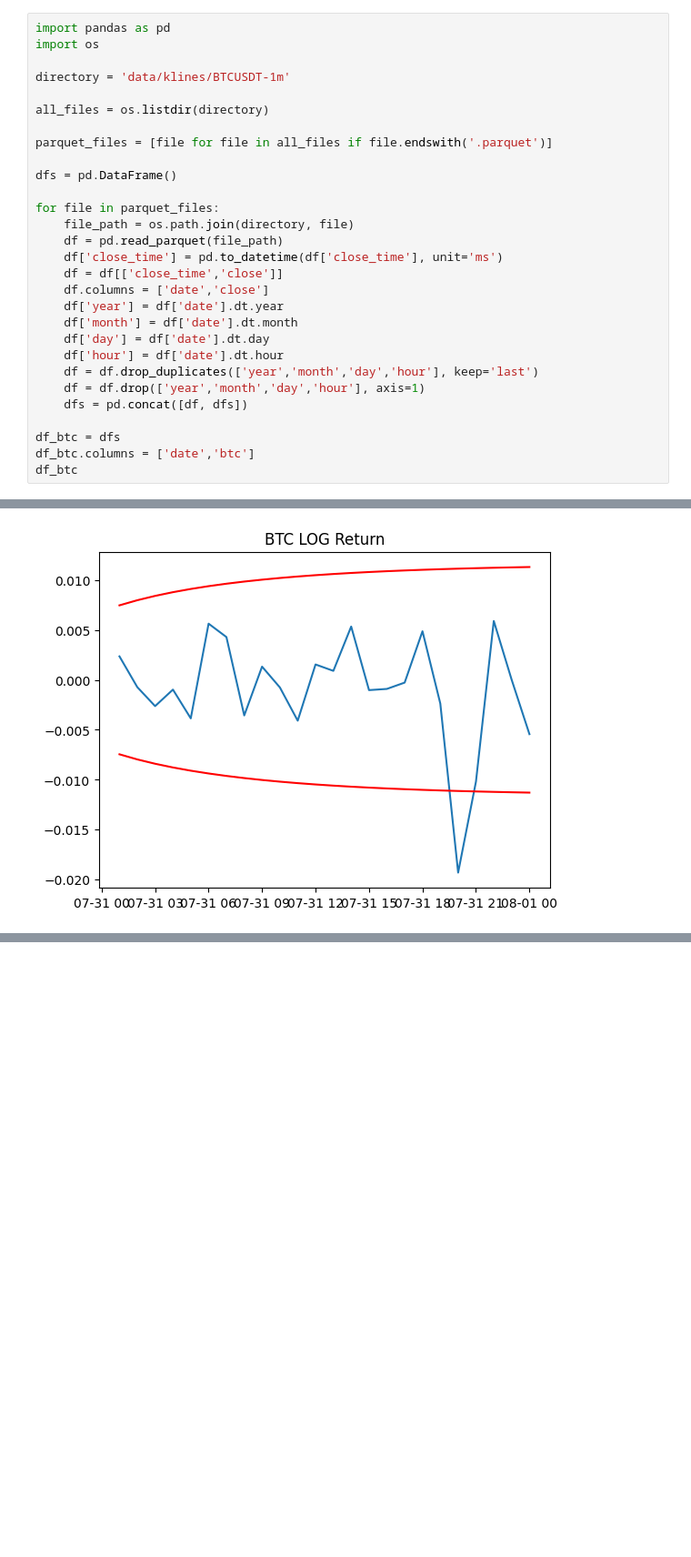
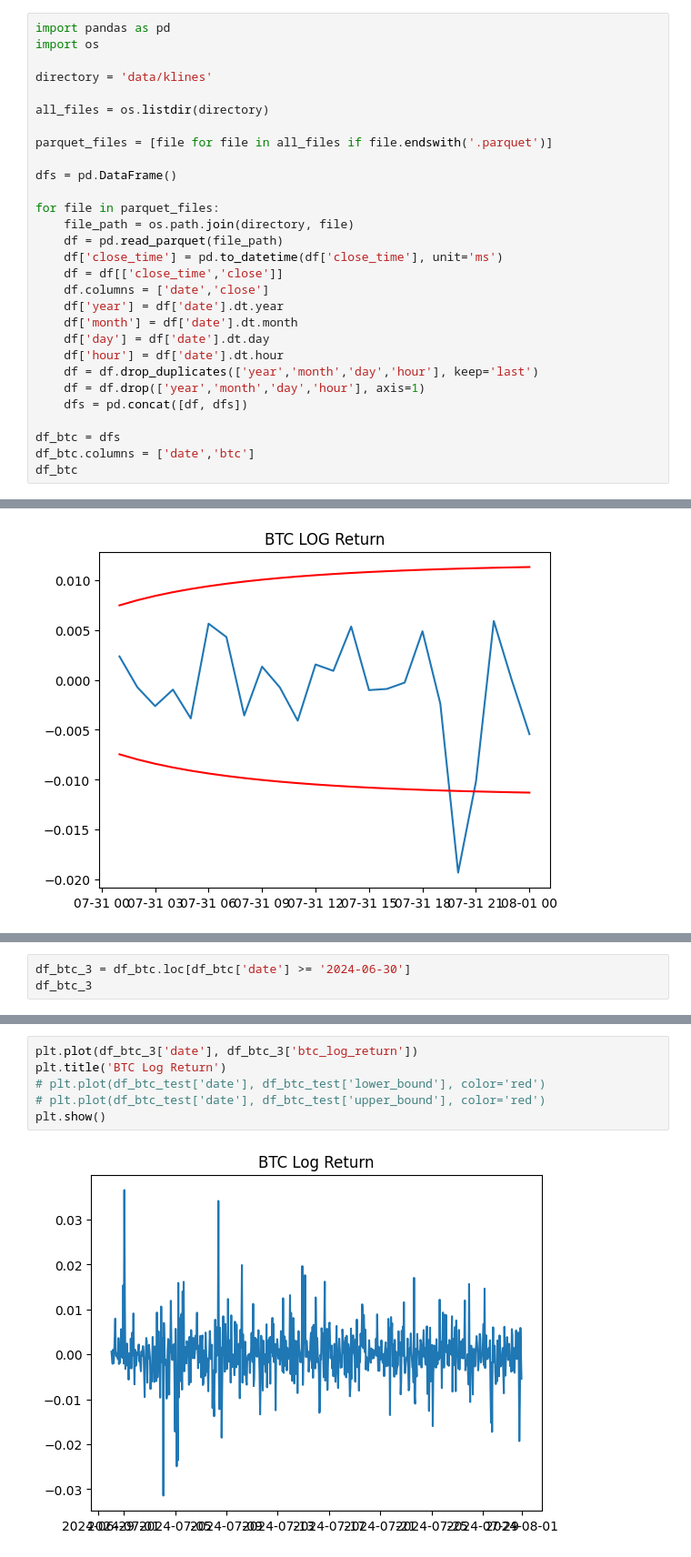
Before and after one commit to outfox330/ML_Models_on_Time_Series, a Jupyter notebook: BTC_FORECAST.ipynb, the cells around one changed output, grey strips where cells are left out. Shown at 91% size. Saved outputs shown, nothing was run; the diff lists cells and outputs as text; blank space fills up the shorter version.

```diff
--- a/BTC_FORECAST.ipynb
+++ b/BTC_FORECAST.ipynb
@@ -1490,7 +1490,7 @@ import scipy.stats as stats
 import pandas as pd
 import os
 
-directory = 'data/klines/BTCUSDT-1m'
+directory = 'data/klines'
 
 all_files = os.listdir(directory)
 
@@ -1907,0 +1926,3 @@ plt.show()
+# %%
+df_btc_3 = df_btc.loc[df_btc['date'] >= '2024-06-30']
+df_btc_3
@@ -1907,0 +1943,8 @@ plt.show()
+# %%
+plt.plot(df_btc_3['date'], df_btc_3['btc_log_return'])
+plt.title('BTC Log Return')
+# plt.plot(df_btc_test['date'], df_btc_test['lower_bound'], color='red')
+# plt.plot(df_btc_test['date'], df_btc_test['upper_bound'], color='red')
+plt.show()
+# %% [output]
+[figure, added]
```
Also changed, not shown: parts of 4 cells of this notebook.
